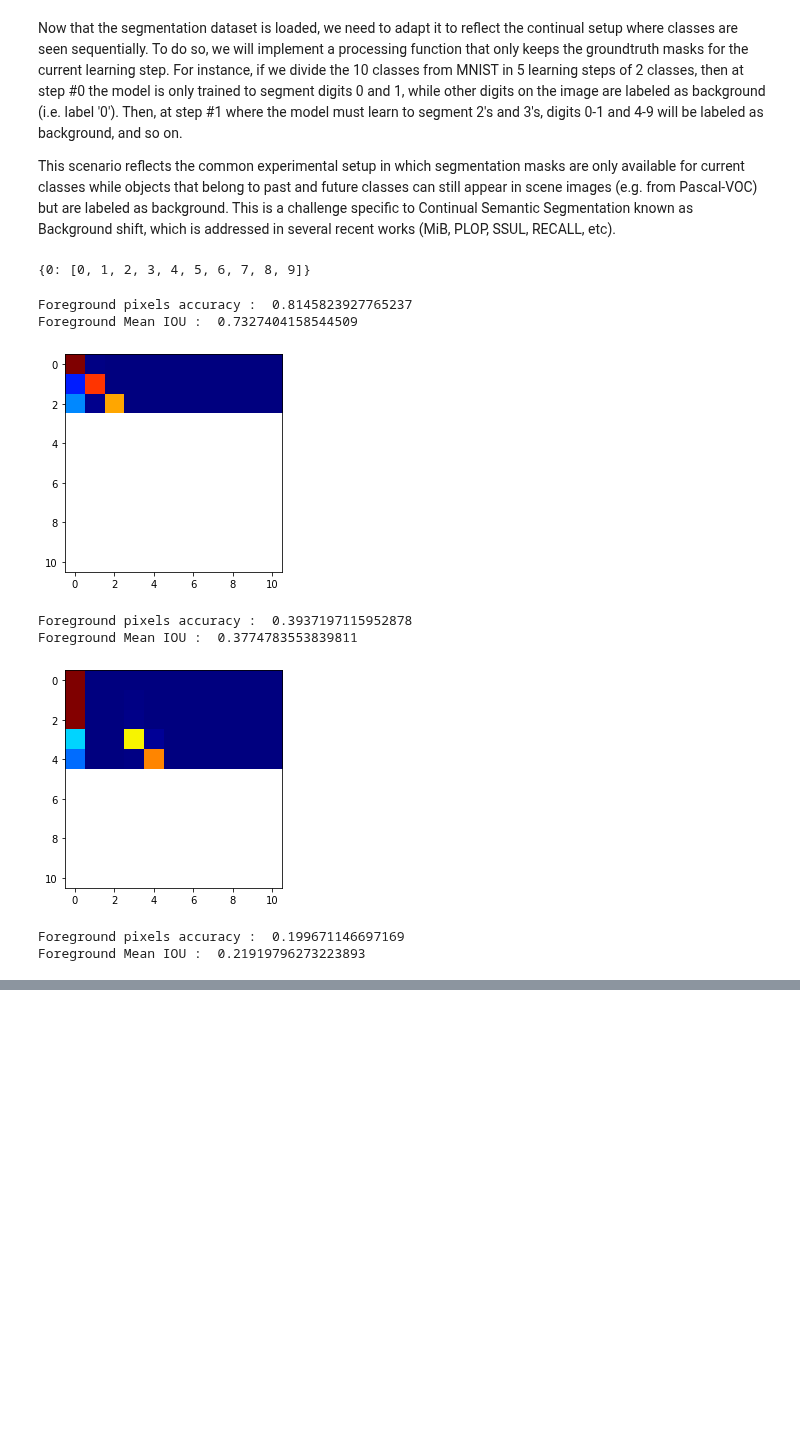
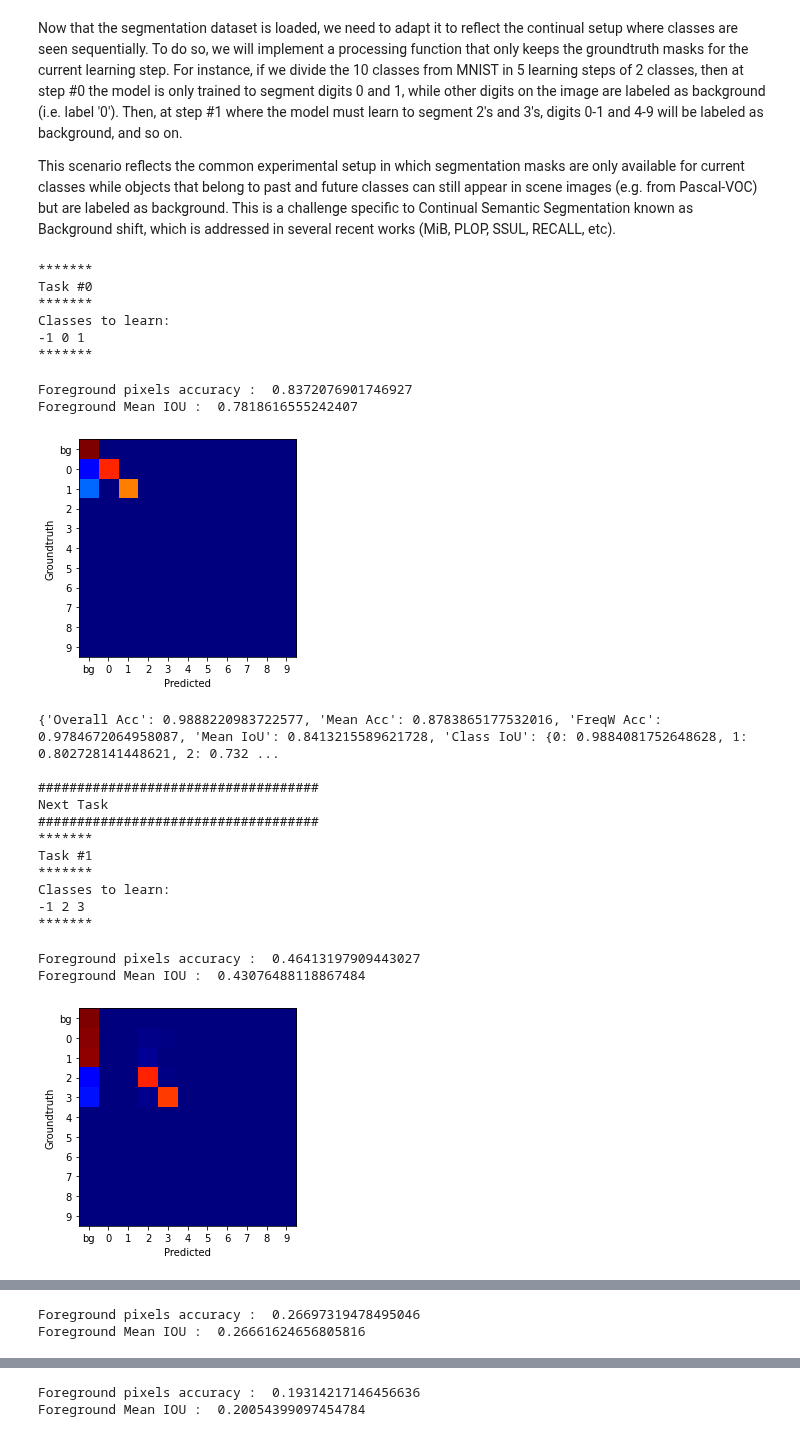
Before and after one commit to mapaf2/mnist-continual-seg, a Jupyter notebook: continual_segmentation_mnist.ipynb, the cells around one changed output, grey strips where cells are left out. Cells and saved outputs as stored; diff of their text form; code cells hidden in the pictures; blank space fills up the shorter version.

Commit message:
other metrics

```diff
--- a/continual_segmentation_mnist.ipynb
+++ b/continual_segmentation_mnist.ipynb
@@ -53,7 +53,7 @@ class continual_mnist_extended(data.Dataset):
     self.tasks = tasks
     self.replace = replace
     self.curr_task_id = 0
-    self.curr_classes = [t+1 for t in self.tasks[self.curr_task_id]] + [0]
+    self.curr_classes = [0] + [t+1 for t in self.tasks[self.curr_task_id]]
     self.curr_X, self.curr_y = self.get_curr_Xy()
     self.seen_classes = []
 
@@ -302,19 +302,28 @@ def increment_task(scenario, trainer, evaluater):
   trainer.set_callbacks([evaluater])
 
 def meta_train(n_tasks, epochs, scenario, trainer, evaluater):
+  def _print_header(scenario):
+    print("*******")
+    print(f"Task #{t}")
+    print("*******")
+    print("Classes to learn:")
+    print(*[c-1 for c in scenario.train_data.curr_classes])
+    print("*******")
   for t in range(n_tasks):
+    _print_header(scenario)
     for i in tqdm(range(epochs)):
       trainer.train(i, scenario)
     print()
     evaluater.print_metrics()
+    print(evaluater.metrics[-1].get_results())
     torch.save(model.state_dict(), f"checkpoints/task-{trainer.curr_task}.pth")
+    print()
+    print("####################################")
+    print("Next Task")
+    print("####################################")
 
     increment_task(scenario = continual_mnist, trainer = trainer, evaluater = evaluater)
   evaluater.create_animation("offline", sample_freq=4)
-# %%
-_offline
-# %% [output]
-{0: [0, 1, 2, 3, 4, 5, 6, 7, 8, 9]}
 # %%
 # Initialize dataloader, optimizer and trainer
 _tasks = {0: [0,1], 1: [2,3], 2: [4,5], 3: [6,7], 4: [8,9]}
@@ -324,7 +333,7 @@ model = simple_seg_model(n_classes_per_task=[len(_tasks[0])+1])
 model = model.cuda()
 optimizer = torch.optim.Adam(lr = 0.001, params=model.parameters())
 
-continual_mnist = ContinualMnist(n_train=1000, n_test=250, batch_size=72, tasks=_tasks)
+continual_mnist = ContinualMnist(n_train=5000, n_test=2500, batch_size=72, tasks=_tasks)
 
 evaluater = EvaluaterCallback(model, ["acc", "iou", "confusion_matrix"], callback_frequency="step", n_classes=11, save_matrices=True)
 trainer = Trainer(model,
@@ -333,16 +342,31 @@ trainer = Trainer(model,
                   callbacks=[evaluater])
 # %%
 meta_train(n_tasks = len(_tasks),
-           epochs = 100,
+           epochs = 25,
            scenario = continual_mnist,
            trainer=trainer,
            evaluater=evaluater)
 # %% [output]
-Foreground pixels accuracy :  0.8145823927765237
-Foreground Mean IOU :  0.7327404158544509
+*******
+Task #0
+*******
+Classes to learn:
+-1 0 1
+*******
+Foreground pixels accuracy :  0.8372076901746927
+Foreground Mean IOU :  0.7818616555242407
-[figure, old version]
+[figure, new version]
-Foreground pixels accuracy :  0.3937197115952878
-Foreground Mean IOU :  0.3774783553839811
+{'Overall Acc': 0.9888220983722577, 'Mean Acc': 0.8783865177532016, 'FreqW Acc': 0.9784672064958087, 'Mean IoU': 0.8413215589621728, 'Class IoU': {0: 0.9884081752648628, 1: 0.802728141448621, 2: 0.732 ...
+
+####################################
+Next Task
+####################################
+*******
+Task #1
+*******
+Classes to learn:
+-1 2 3
+*******
+Foreground pixels accuracy :  0.46413197909443027
+Foreground Mean IOU :  0.43076488118867484
-[figure, old version]
+[figure, new version]
-Foreground pixels accuracy :  0.199671146697169
-Foreground Mean IOU :  0.21919796273223893
@@ -348,0 +384,2 @@ Foreground Mean IOU :  0.21919796273223893
+Foreground pixels accuracy :  0.26697319478495046
+Foreground Mean IOU :  0.26661624656805816
@@ -349,0 +398,2 @@ Foreground Mean IOU :  0.21919796273223893
+Foreground pixels accuracy :  0.19314217146456636
+Foreground Mean IOU :  0.20054399097454784
```
Also changed, not shown: parts of 2 cells of this notebook, 2 other files.
